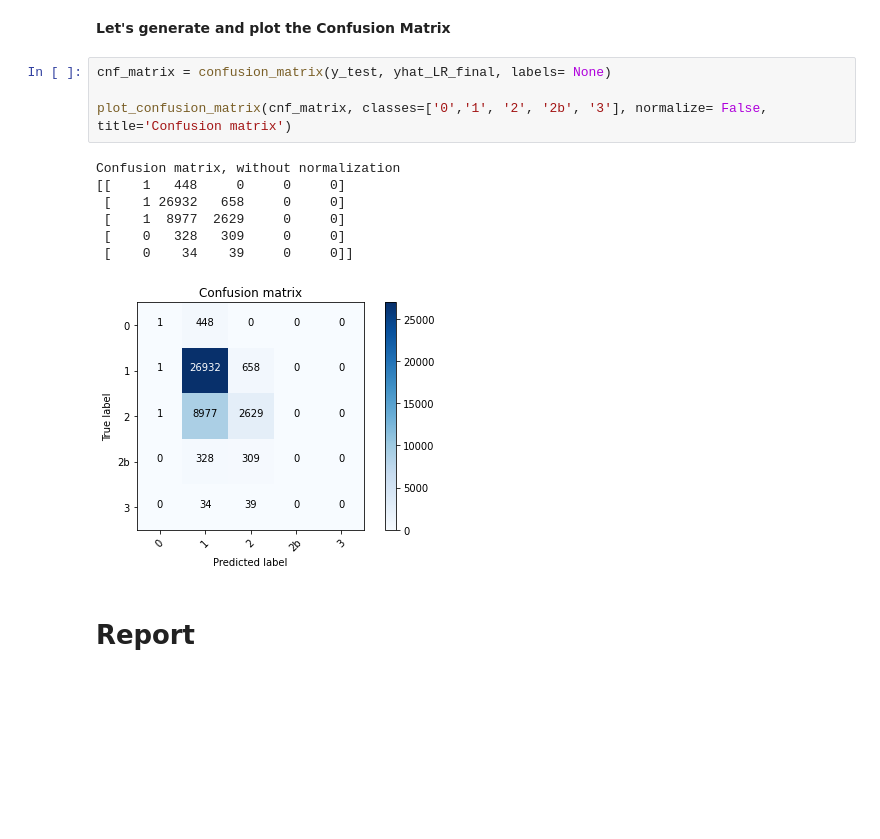
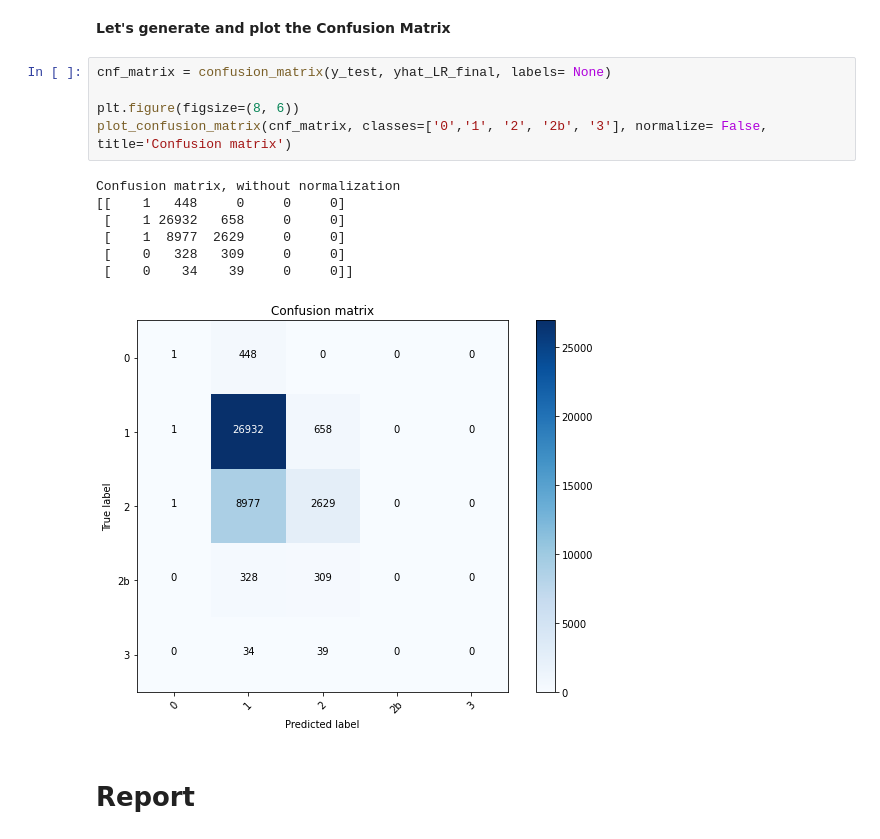
Before and after one commit to sankha14/Applied_Data_Science_Capstone, a Jupyter notebook: Car_Accident_Severity_Prediction.ipynb, the cells around one changed output. Drawn from its saved outputs; the diff is of its cells as text; blank space fills up the shorter version.

```diff
--- a/Car_Accident_Severity_Prediction.ipynb
+++ b/Car_Accident_Severity_Prediction.ipynb
@@ -1601,15 +1589,16 @@ The Log Loss for the Logistic Regression model is: 0.6111805944804903
 # %%
 cnf_matrix = confusion_matrix(y_test, yhat_LR_final, labels= None)
 
+plt.figure(figsize=(8, 6))
 plot_confusion_matrix(cnf_matrix, classes=['0','1', '2', '2b', '3'], normalize= False,  title='Confusion matrix')
 # %% [output]
 Confusion matrix, without normalization
 [[    1   448     0     0     0]
  [    1 26932   658     0     0]
  [    1  8977  2629     0     0]
  [    0   328   309     0     0]
  [    0    34    39     0     0]]
-[figure, old version]
+[figure, new version]
 # %% [markdown]
 # Report
 # %% [markdown]
```
Also changed, not shown: parts of 11 cells of this notebook.
